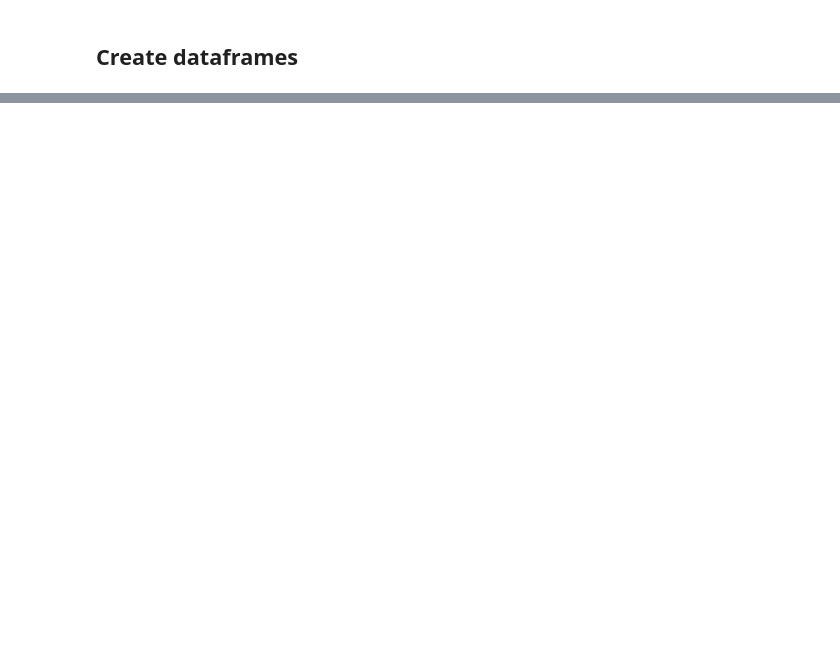
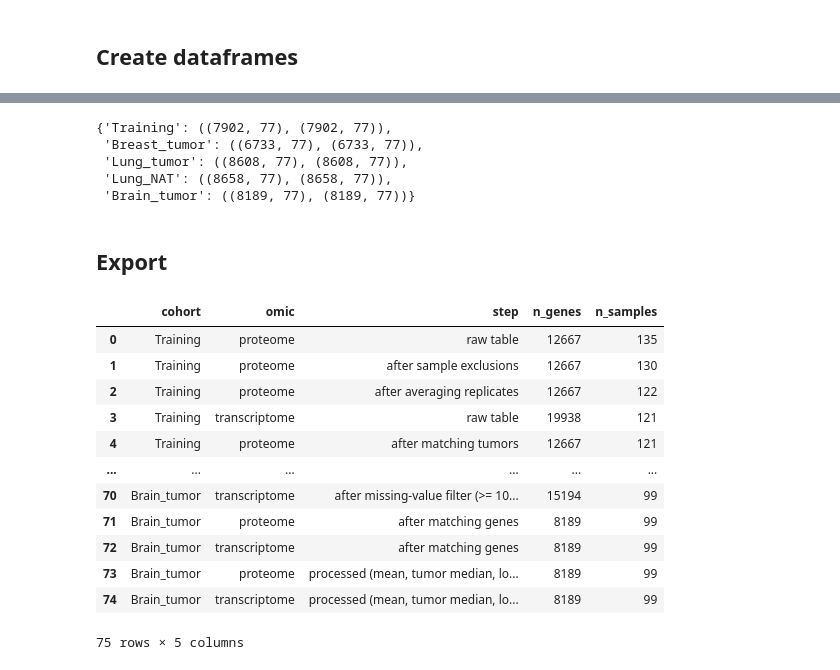
Before and after one commit to kenlzh1996/localization_ML, a Jupyter notebook: Dataset generation.ipynb, the cells around one changed output, grey strips where cells are left out. Saved outputs shown, nothing was run; the diff lists cells and outputs as text; code cells hidden in the pictures; blank space fills up the shorter version.

```diff
--- a/Dataset generation.ipynb
+++ b/Dataset generation.ipynb
@@ -708,0 +216,19 @@ glioma_tumor_MD_kde.to_csv(Path(output_path + 'brain_tumor_MD_processed_unfilter
+# %%
+overlap = pd.DataFrame([
+    dict(cohort=n,
+         n_proteins=processed_prot[n].shape[0], n_transcripts=processed_mrna[n].shape[0],
+         n_shared_genes=len(processed_prot[n].index.intersection(processed_mrna[n].index)),
+         n_proteome_tumors=processed_prot[n].shape[1], n_transcriptome_tumors=processed_mrna[n].shape[1],
+         n_shared_tumors=len(processed_prot[n].columns.intersection(processed_mrna[n].columns)))
+    for n in COHORTS])
+if SHARED_GENES_ONLY:
+    assert (overlap.n_proteins == overlap.n_shared_genes).all() and (overlap.n_transcripts == overlap.n_shared_genes).all()
+if SHARED_TUMORS_ONLY:
+    assert (overlap.n_proteome_tumors == overlap.n_shared_tumors).all() and (overlap.n_transcriptome_tumors == overlap.n_shared_tumors).all()
+
+# Every tumor has robust spread 1 and median 0 is NOT imposed; check the spread and that no NaN remains.
+for n in COHORTS:
+    for df in (processed_prot[n], processed_mrna[n]):
+        iqr = (df.quantile(0.75) - df.quantile(0.25)) / IQR_TO_SD
+        assert np.allclose(iqr, 1.0) and not df.isna().any().any()
+overlap
@@ -708,0 +249,47 @@ glioma_tumor_MD_kde.to_csv(Path(output_path + 'brain_tumor_MD_processed_unfilter
+# %%
+# Fixed length is set to 77 values for the nearest-rank vectors, which is the size of the smallest cohort (Mertins' breast tumor cohort).
+nr_prot = {n: nearest_rank_vectors(df) for n, df in processed_prot.items()}
+nr_mrna = {n: nearest_rank_vectors(df) for n, df in processed_mrna.items()}
+{n: (nr_prot[n].shape, nr_mrna[n].shape) for n in COHORTS}
+# %% [output]
+{'Training': ((7902, 77), (7902, 77)),
+ 'Breast_tumor': ((6733, 77), (6733, 77)),
+ 'Lung_tumor': ((8608, 77), (8608, 77)),
+ 'Lung_NAT': ((8658, 77), (8658, 77)),
+ 'Brain_tumor': ((8189, 77), (8189, 77))}
+# %% [markdown]
+## Export
+# %%
+for name in COHORTS:
+    out = COHORTS[name]['out']
+    processed_prot[name].to_csv(Path(output_path + f'{out}_PD_processed.csv'))
+    processed_mrna[name].to_csv(Path(output_path + f'{out}_MD_processed.csv'))
+    nr_prot[name].to_csv(Path(output_path + f'{out}_PD_NR{FIXED_LENGTH}.csv'))
+    nr_mrna[name].to_csv(Path(output_path + f'{out}_MD_NR{FIXED_LENGTH}.csv'))
+
+flow_df = pd.DataFrame(flow)
+flow_df.to_csv(Path(output_path + 'preprocessing_flow.csv'), index=False)
+overlap.to_csv(Path(output_path + 'gene_sample_overlap.csv'), index=False)
+
+settings = dict(normalization='gene mean division; tumor median division; log2; tumor robust scaling (IQR/1.349)',
+                MIN_FRACTION_OBSERVED=MIN_FRACTION_OBSERVED, SHARED_TUMORS_ONLY=SHARED_TUMORS_ONLY,
+                SHARED_GENES_ONLY=SHARED_GENES_ONLY, FIXED_LENGTH=FIXED_LENGTH,
+                versions=dict(numpy=np.__version__, pandas=pd.__version__), cohorts=COHORTS)
+with open(Path(output_path + 'preprocessing_settings.json'), 'w') as f:
+    json.dump(settings, f, indent=2)
+
+flow_df
+# %% [output]
+|  | cohort | omic | step | n_genes | n_samples |
+| 0 | Training | proteome | raw table | 12667 | 135 |
+| 1 | Training | proteome | after sample exclusions | 12667 | 130 |
+| 2 | Training | proteome | after averaging replicates | 12667 | 122 |
+| 3 | Training | transcriptome | raw table | 19938 | 121 |
+| 4 | Training | proteome | after matching tumors | 12667 | 121 |
+| ... | ... | ... | ... | ... | ... |
+| 70 | Brain_tumor | transcriptome | after missing-value filter (>= 10... | 15194 | 99 |
+| 71 | Brain_tumor | proteome | after matching genes | 8189 | 99 |
+| 72 | Brain_tumor | transcriptome | after matching genes | 8189 | 99 |
+| 73 | Brain_tumor | proteome | processed (mean, tumor median, lo... | 8189 | 99 |
+| 74 | Brain_tumor | transcriptome | processed (mean, tumor median, lo... | 8189 | 99 |
+75 rows × 5 columns
```
Also changed, not shown: parts of 119 cells of this notebook, 26 other files.
